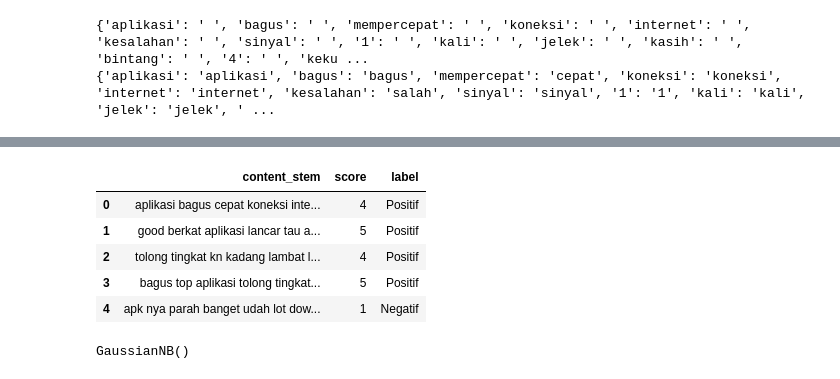
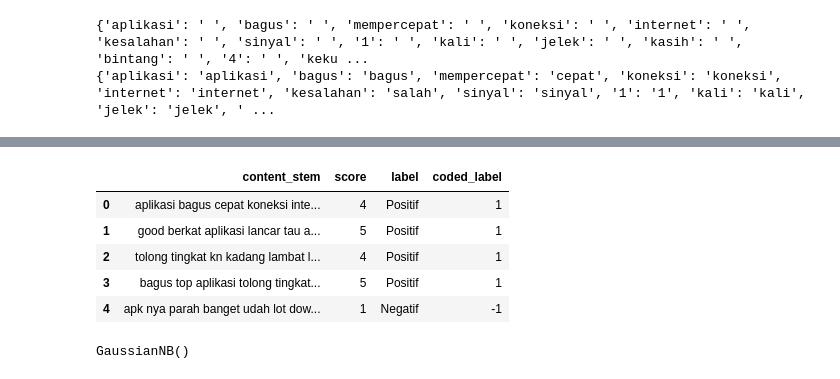
Before and after one commit to alchemista27/svm_vs_naive_bayes, a Jupyter notebook: naive_bayes_analysis.ipynb, the cells around one changed output, grey strips where cells are left out. Cells and saved outputs as stored; diff of their text form; code cells hidden in the pictures.

```diff
--- a/naive_bayes_analysis.ipynb
+++ b/naive_bayes_analysis.ipynb
@@ -185,17 +185,30 @@ text.head()
 # Save stemmed text to csv
 data = text.loc[:,['content_stem','score', 'label']]
 data.to_csv('text_hasil_stemming.csv', index=False)
-# %%
-# Load the data again
-text = pd.read_csv('text_hasil_stemming.csv')
-text.head()
-# %% [output]
-|  | content_stem | score | label |
-| 0 | aplikasi bagus cepat koneksi inte... | 4 | Positif |
-| 1 | good berkat aplikasi lancar tau a... | 5 | Positif |
-| 2 | tolong tingkat kn kadang lambat l... | 4 | Positif |
-| 3 | bagus top aplikasi tolong tingkat... | 5 | Positif |
-| 4 | apk nya parah banget udah lot dow... | 1 | Negatif |
+# %%
+# Load the data again
+text = pd.read_csv('text_hasil_stemming.csv')
+text.head()
+
+# Code the label
+coded_label = []
+for label in text['label']:
+    if label == 'Positif':
+        coded_label.append(1)
+    elif label == 'Negatif':
+        coded_label.append(-1)
+    else:
+        coded_label.append(0)
+
+text['coded_label'] = coded_label
+text.head()
+# %% [output]
+|  | content_stem | score | label | coded_label |
+| 0 | aplikasi bagus cepat koneksi inte... | 4 | Positif | 1 |
+| 1 | good berkat aplikasi lancar tau a... | 5 | Positif | 1 |
+| 2 | tolong tingkat kn kadang lambat l... | 4 | Positif | 1 |
+| 3 | bagus top aplikasi tolong tingkat... | 5 | Positif | 1 |
+| 4 | apk nya parah banget udah lot dow... | 1 | Negatif | -1 |
 # %%
 # Import sklearn for doing naive bayes analysis
 from sklearn.model_selection import train_test_split, GridSearchCV
```
Also changed, not shown: parts of 5 cells of this notebook, 3 other files.
